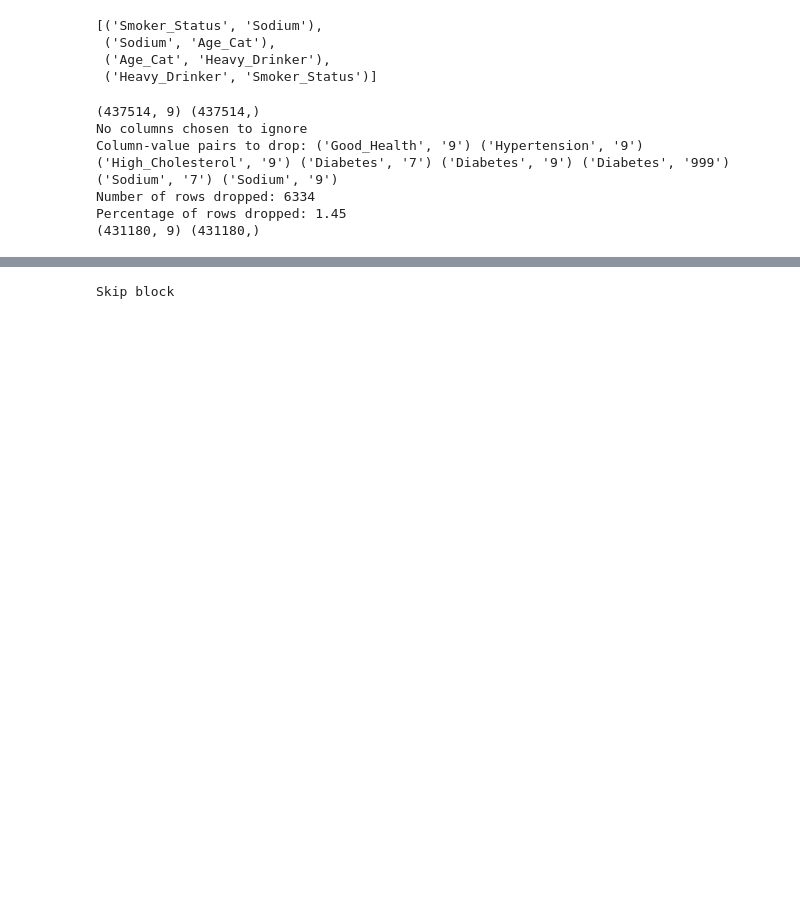
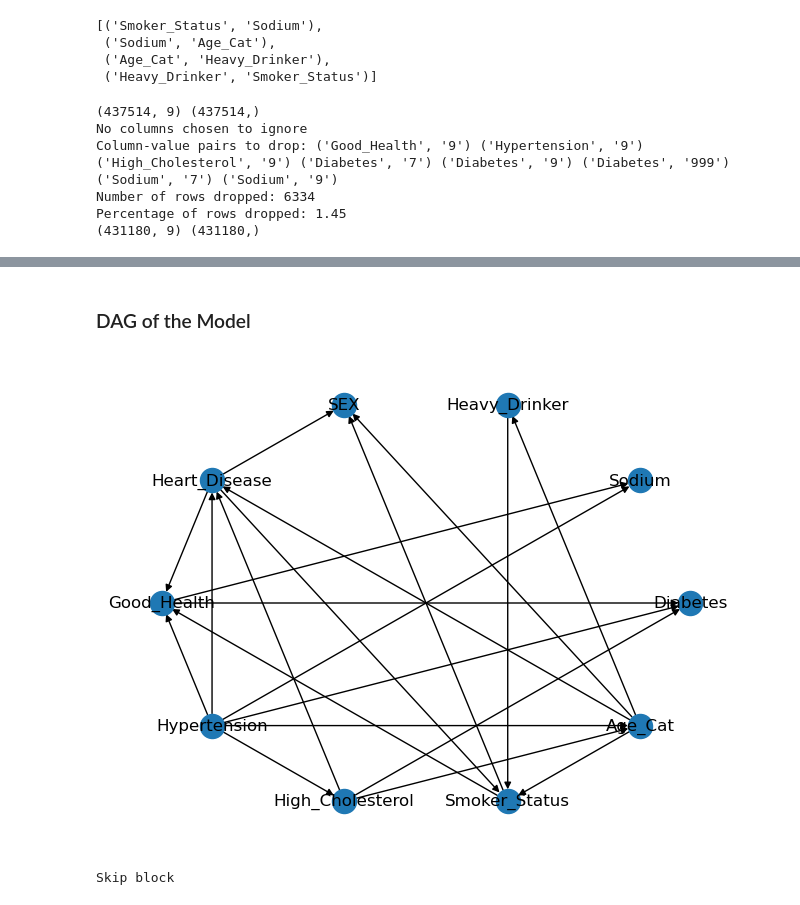
Before and after one commit to Hiram32/Springboard, a Jupyter notebook: Capstone_Project_3/Capstone_Project_3.ipynb, the cells around one changed output, grey strips where cells are left out. Cells and saved outputs as stored; diff of their text form; code cells hidden in the pictures; blank space fills up the shorter version.

```diff
--- a/Capstone_Project_3/Capstone_Project_3.ipynb
+++ b/Capstone_Project_3/Capstone_Project_3.ipynb
@@ -630,3 +760,11 @@ Percentage of rows dropped: 1.45
+# %% [markdown]
+### DAG of the Model
+# %%
+import networkx as nx
+
+nx.draw_shell(bm_mmhc, with_labels=True)
+# %% [output]
+[figure, added]
 # %%
 from imblearn.under_sampling import RandomUnderSampler
 from imblearn.over_sampling import RandomOverSampler
```
Also changed, not shown: parts of 19 cells of this notebook.
